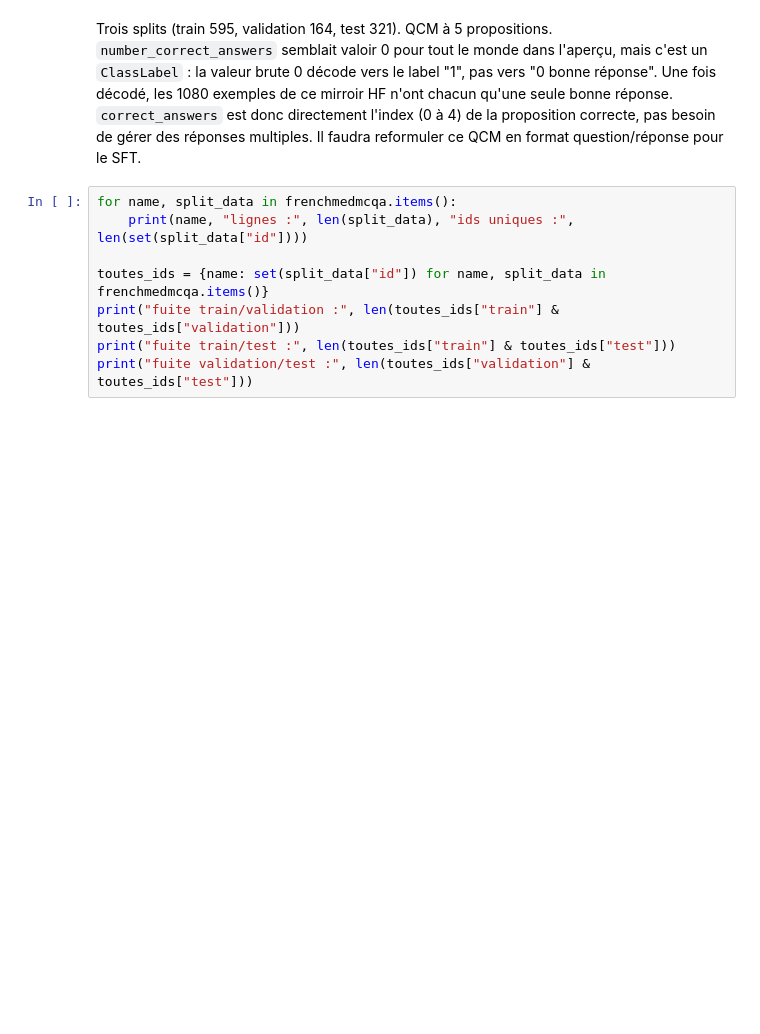
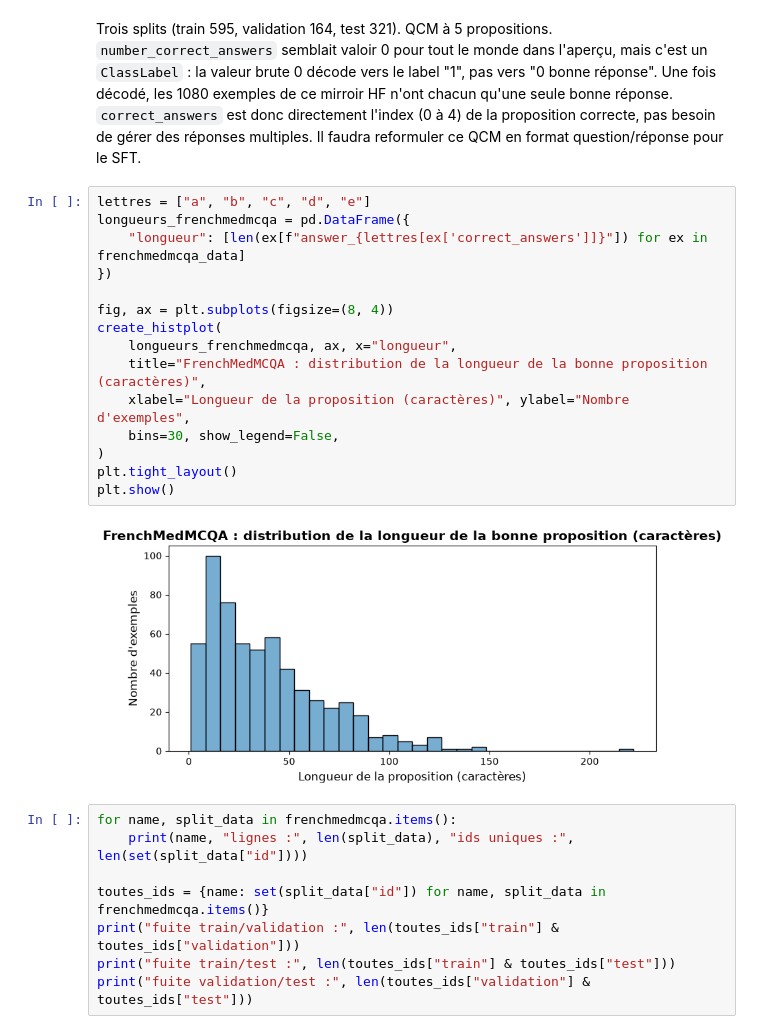
Before and after one commit to RaphaelRIVIERE/llm-finetuning, a Jupyter notebook: notebooks/01_exploration_sources.ipynb, the cells around one changed output. Saved outputs shown, nothing was run; the diff lists cells and outputs as text; blank space fills up the shorter version.

```diff
--- a/notebooks/01_exploration_sources.ipynb
+++ b/notebooks/01_exploration_sources.ipynb
@@ -178,6 +195,23 @@ Counter(feature.int2str(n) for n in frenchmedmcqa_data["number_correct_answers"]
 Counter({'1': 595})
 # %% [markdown]
 Trois splits (train 595, validation 164, test 321). QCM à 5 propositions. `number_correct_answers` semblait valoir 0 pour tout le monde dans l'aperçu, mais c'est un `ClassLabel` : la valeur brute 0 décode vers le label "1", pas vers "0 bonne réponse". Une fois décodé, les 1080 exemples de ce mirroir HF n'ont chacun qu'une seule bonne réponse. `correct_answers` est donc directement l'index (0 à 4) de la proposition correcte, pas besoin de gérer des réponses multiples. Il faudra reformuler ce QCM en format question/réponse pour le SFT.
+# %%
+lettres = ["a", "b", "c", "d", "e"]
+longueurs_frenchmedmcqa = pd.DataFrame({
+    "longueur": [len(ex[f"answer_{lettres[ex['correct_answers']]}"]) for ex in frenchmedmcqa_data]
+})
+
+fig, ax = plt.subplots(figsize=(8, 4))
+create_histplot(
+    longueurs_frenchmedmcqa, ax, x="longueur",
+    title="FrenchMedMCQA : distribution de la longueur de la bonne proposition (caractères)",
+    xlabel="Longueur de la proposition (caractères)", ylabel="Nombre d'exemples",
+    bins=30, show_legend=False,
+)
+plt.tight_layout()
+plt.show()
+# %% [output]
+[figure, added]
 # %%
 for name, split_data in frenchmedmcqa.items():
     print(name, "lignes :", len(split_data), "ids uniques :", len(set(split_data["id"])))
```
Also changed, not shown: parts of 7 cells of this notebook, 6 other files.
